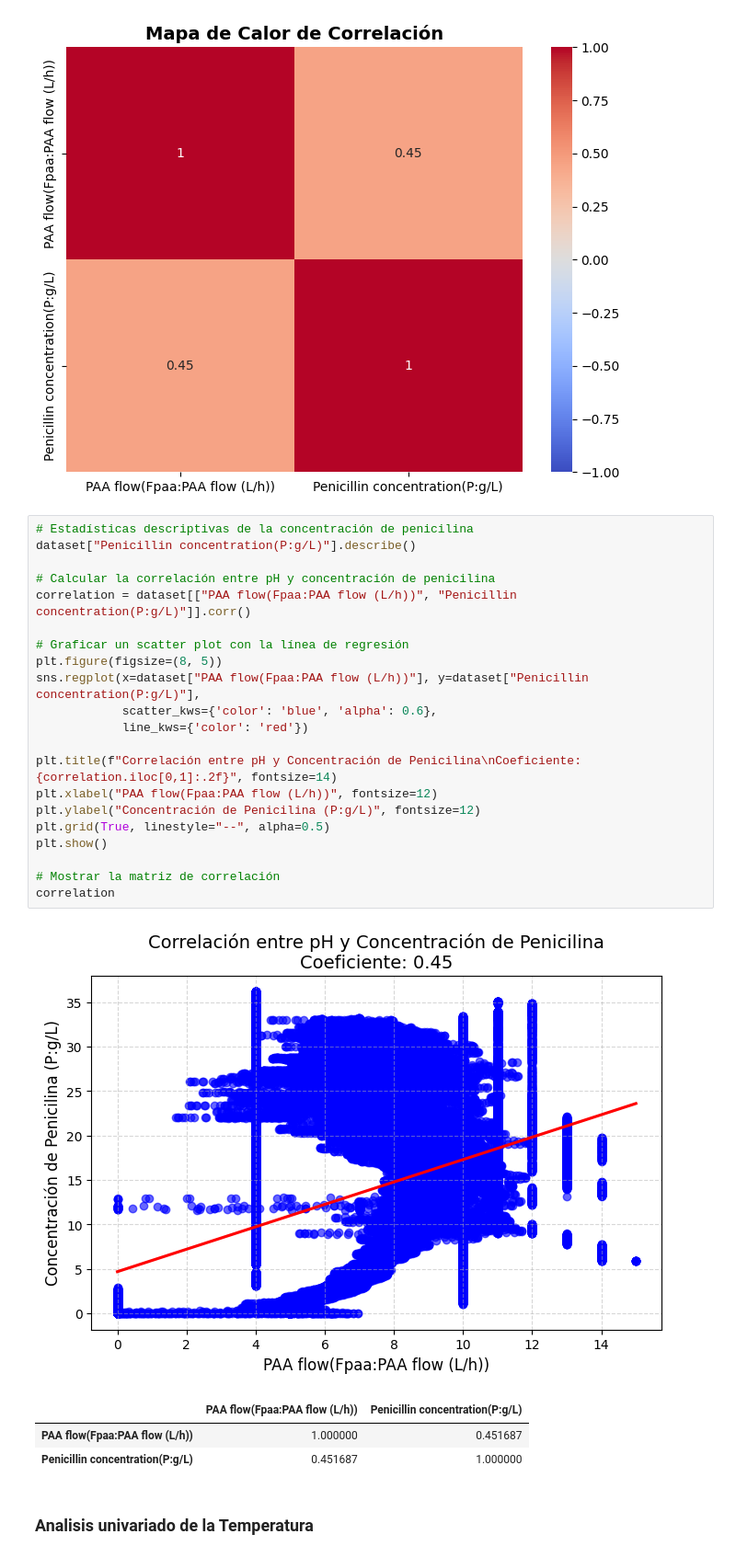
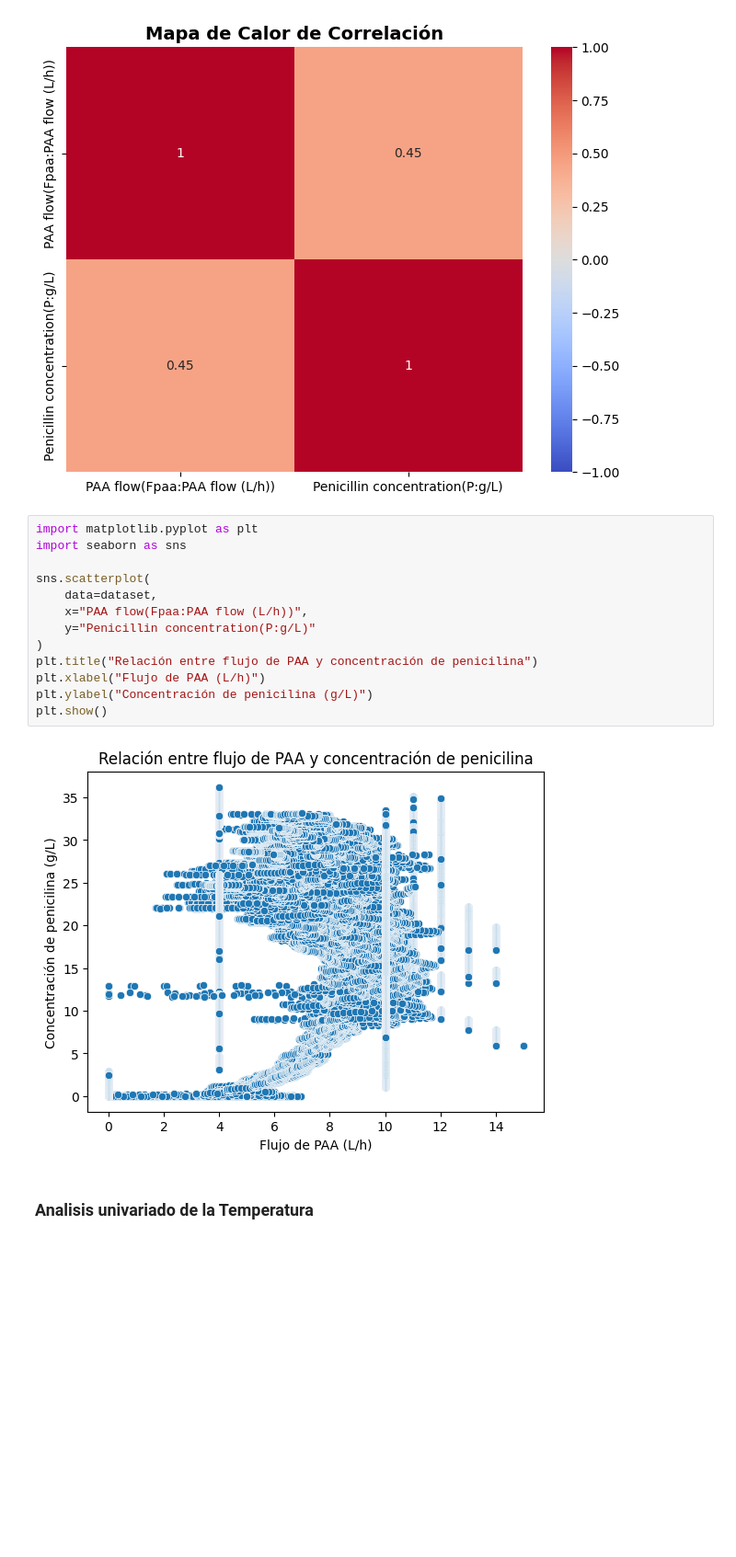
Before and after one commit to MavelSterling/proyecto_reto_insulina_INRAE, a Jupyter notebook: src/proyecto_rnn_penicilina_test.ipynb, the cells around one changed output. Shown at 92% size. Cells and saved outputs as stored; diff of their text form; blank space fills up the shorter version.

```diff
--- a/src/proyecto_rnn_penicilina_test.ipynb
+++ b/src/proyecto_rnn_penicilina_test.ipynb
@@ -249,32 +295,21 @@ plt.title("Mapa de Calor de Correlación", fontsize=14, fontweight="bold")
 plt.show()
 # %% [output]
 [figure]
-# %%
-# Estadísticas descriptivas de la concentración de penicilina
-dataset["Penicillin concentration(P:g/L)"].describe()
-
-# Calcular la correlación entre pH y concentración de penicilina
-correlation = dataset[["PAA flow(Fpaa:PAA flow (L/h))", "Penicillin concentration(P:g/L)"]].corr()
-
-# Graficar un scatter plot con la línea de regresión
-plt.figure(figsize=(8, 5))
-sns.regplot(x=dataset["PAA flow(Fpaa:PAA flow (L/h))"], y=dataset["Penicillin concentration(P:g/L)"],
-            scatter_kws={'color': 'blue', 'alpha': 0.6},
-            line_kws={'color': 'red'})
-
-plt.title(f"Correlación entre pH y Concentración de Penicilina\nCoeficiente: {correlation.iloc[0,1]:.2f}", fontsize=14)
-plt.xlabel("PAA flow(Fpaa:PAA flow (L/h))", fontsize=12)
-plt.ylabel("Concentración de Penicilina (P:g/L)", fontsize=12)
-plt.grid(True, linestyle="--", alpha=0.5)
-plt.show()
-
-# Mostrar la matriz de correlación
-correlation
-# %% [output]
-[figure, removed]
-|  | PAA flow(Fpaa:PAA flow (L/h)) | Penicillin concentration(P:g/L) |
-| PAA flow(Fpaa:PAA flow (L/h)) | 1.000000 | 0.451687 |
-| Penicillin concentration(P:g/L) | 0.451687 | 1.000000 |
+# %%
+import matplotlib.pyplot as plt
+import seaborn as sns
+
+sns.scatterplot(
+    data=dataset,
+    x="PAA flow(Fpaa:PAA flow (L/h))",
+    y="Penicillin concentration(P:g/L)"
+)
+plt.title("Relación entre flujo de PAA y concentración de penicilina")
+plt.xlabel("Flujo de PAA (L/h)")
+plt.ylabel("Concentración de penicilina (g/L)")
+plt.show()
+# %% [output]
+[figure, added]
 # %% [markdown]
 ### Analisis univariado de la Temperatura
 # %%
```
Also changed, not shown: parts of 3 cells of this notebook.
